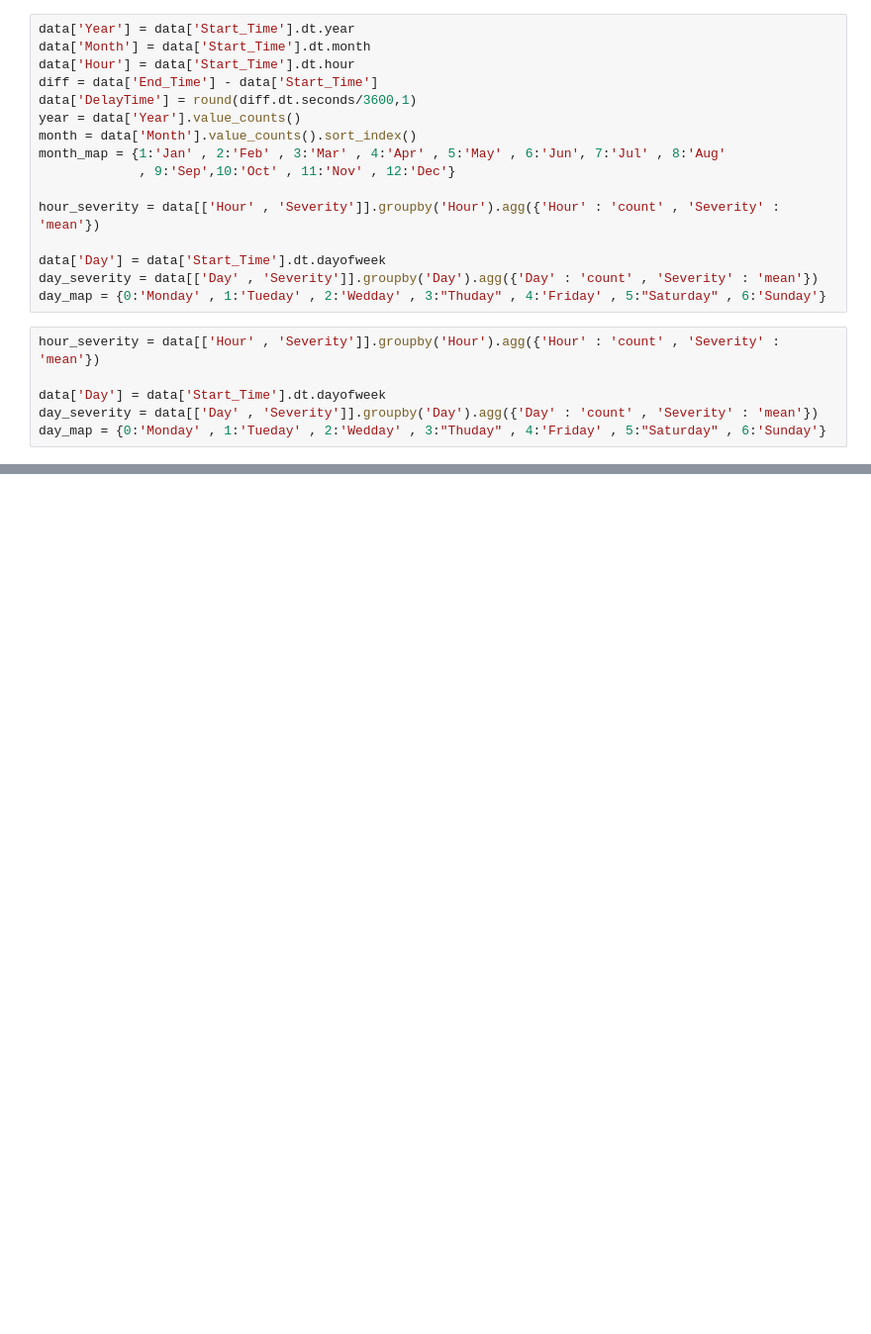
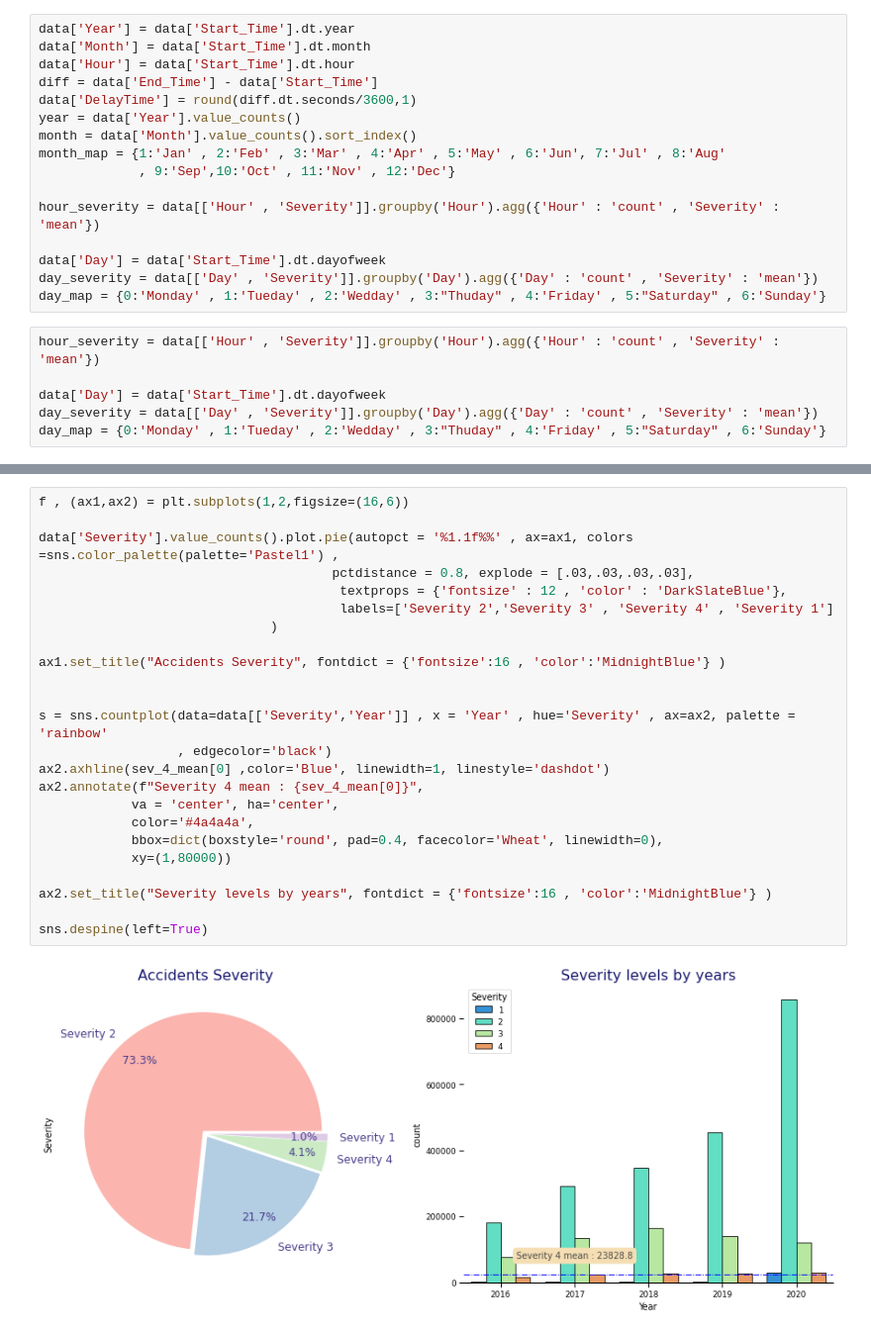
Before and after one commit to Butulparveen/US-Accidents-Severity-Prediction_CMPE255_Project, a Jupyter notebook: us-accidents-severity-prediction.ipynb, the cells around one changed output, grey strips where cells are left out. Shown at 99% size. Drawn from its saved outputs; the diff is of its cells as text; blank space fills up the shorter version.

```diff
--- a/us-accidents-severity-prediction.ipynb
+++ b/us-accidents-severity-prediction.ipynb
@@ -161,0 +305,26 @@ data.groupby(by=['Year', 'Month']).size().plot()
+# %%
+f , (ax1,ax2) = plt.subplots(1,2,figsize=(16,6))
+
+data['Severity'].value_counts().plot.pie(autopct = '%1.1f%%' , ax=ax1, colors =sns.color_palette(palette='Pastel1') ,
+                                      pctdistance = 0.8, explode = [.03,.03,.03,.03],
+                                       textprops = {'fontsize' : 12 , 'color' : 'DarkSlateBlue'},
+                                       labels=['Severity 2','Severity 3' , 'Severity 4' , 'Severity 1']
+                              )
+
+ax1.set_title("Accidents Severity", fontdict = {'fontsize':16 , 'color':'MidnightBlue'} )
+
+
+s = sns.countplot(data=data[['Severity','Year']] , x = 'Year' , hue='Severity' , ax=ax2, palette = 'rainbow'
+                  , edgecolor='black')
+ax2.axhline(sev_4_mean[0] ,color='Blue', linewidth=1, linestyle='dashdot')
+ax2.annotate(f"Severity 4 mean : {sev_4_mean[0]}",
+            va = 'center', ha='center',
+            color='#4a4a4a',
+            bbox=dict(boxstyle='round', pad=0.4, facecolor='Wheat', linewidth=0),
+            xy=(1,80000))
+
+ax2.set_title("Severity levels by years", fontdict = {'fontsize':16 , 'color':'MidnightBlue'} )
+
+sns.despine(left=True)
+# %% [output]
+[figure, added]
```
Also changed, not shown: parts of 59 cells of this notebook.
